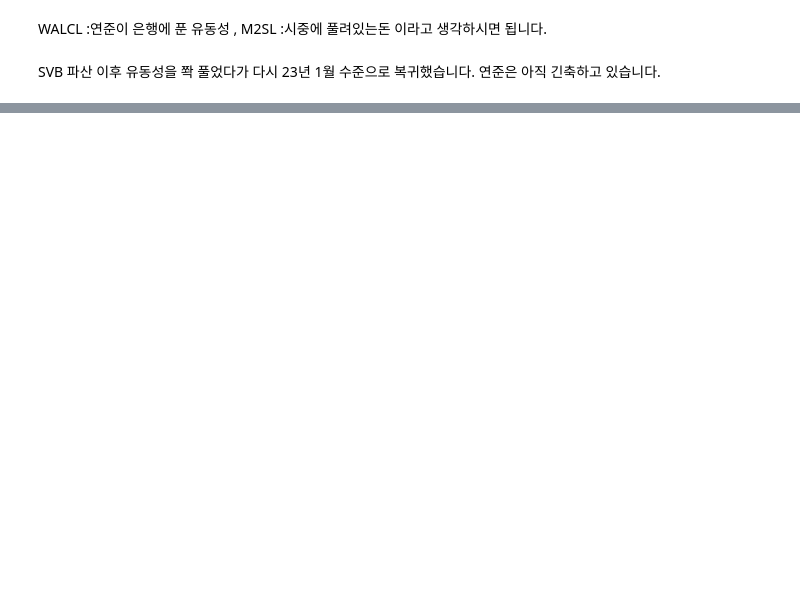
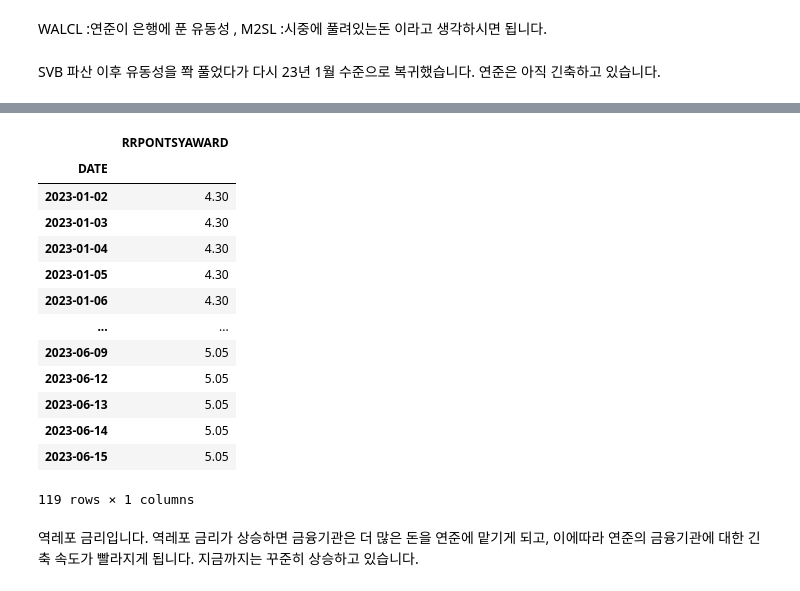
Before and after one commit to hojune2/_investment, a Jupyter notebook: macro.ipynb, the cells around one changed output, grey strips where cells are left out. Saved outputs shown, nothing was run; the diff lists cells and outputs as text; code cells hidden in the pictures; blank space fills up the shorter version.

```diff
--- a/macro.ipynb
+++ b/macro.ipynb
@@ -48,0 +72,19 @@ data.plot()
+# %%
+data['2023']
+# %% [output]
+|  | RRPONTSYAWARD |
+| DATE |  |
+| 2023-01-02 | 4.30 |
+| 2023-01-03 | 4.30 |
+| 2023-01-04 | 4.30 |
+| 2023-01-05 | 4.30 |
+| 2023-01-06 | 4.30 |
+| ... | ... |
+| 2023-06-09 | 5.05 |
+| 2023-06-12 | 5.05 |
+| 2023-06-13 | 5.05 |
+| 2023-06-14 | 5.05 |
+| 2023-06-15 | 5.05 |
+119 rows × 1 columns
+# %% [markdown]
+역레포 금리입니다. 역레포 금리가 상승하면 금융기관은 더 많은 돈을 연준에 맡기게 되고, 이에따라 연준의 금융기관에 대한 긴축 속도가 빨라지게 됩니다. 지금까지는 꾸준히 상승하고 있습니다.
```
Also changed, not shown: parts of 8 cells of this notebook.
